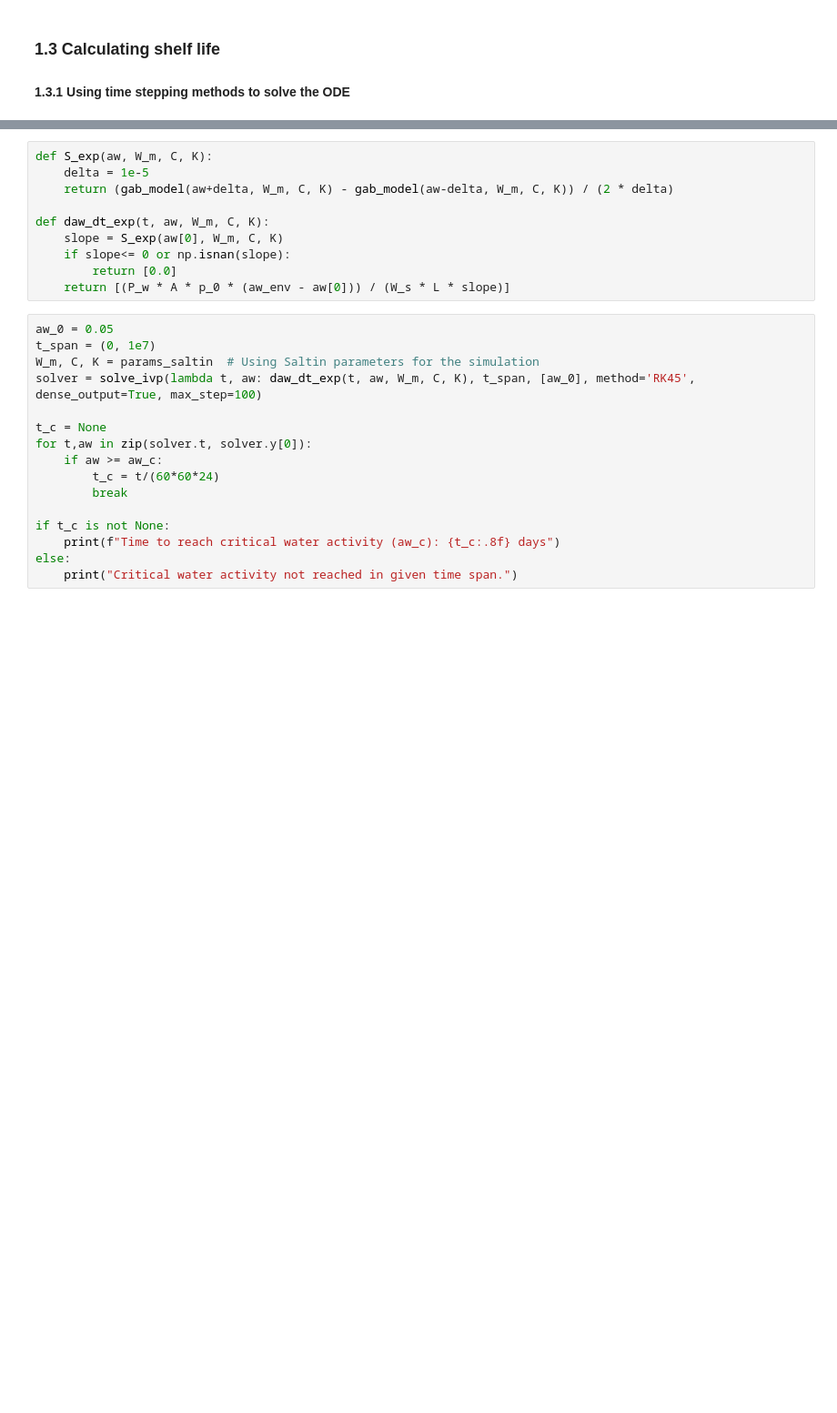
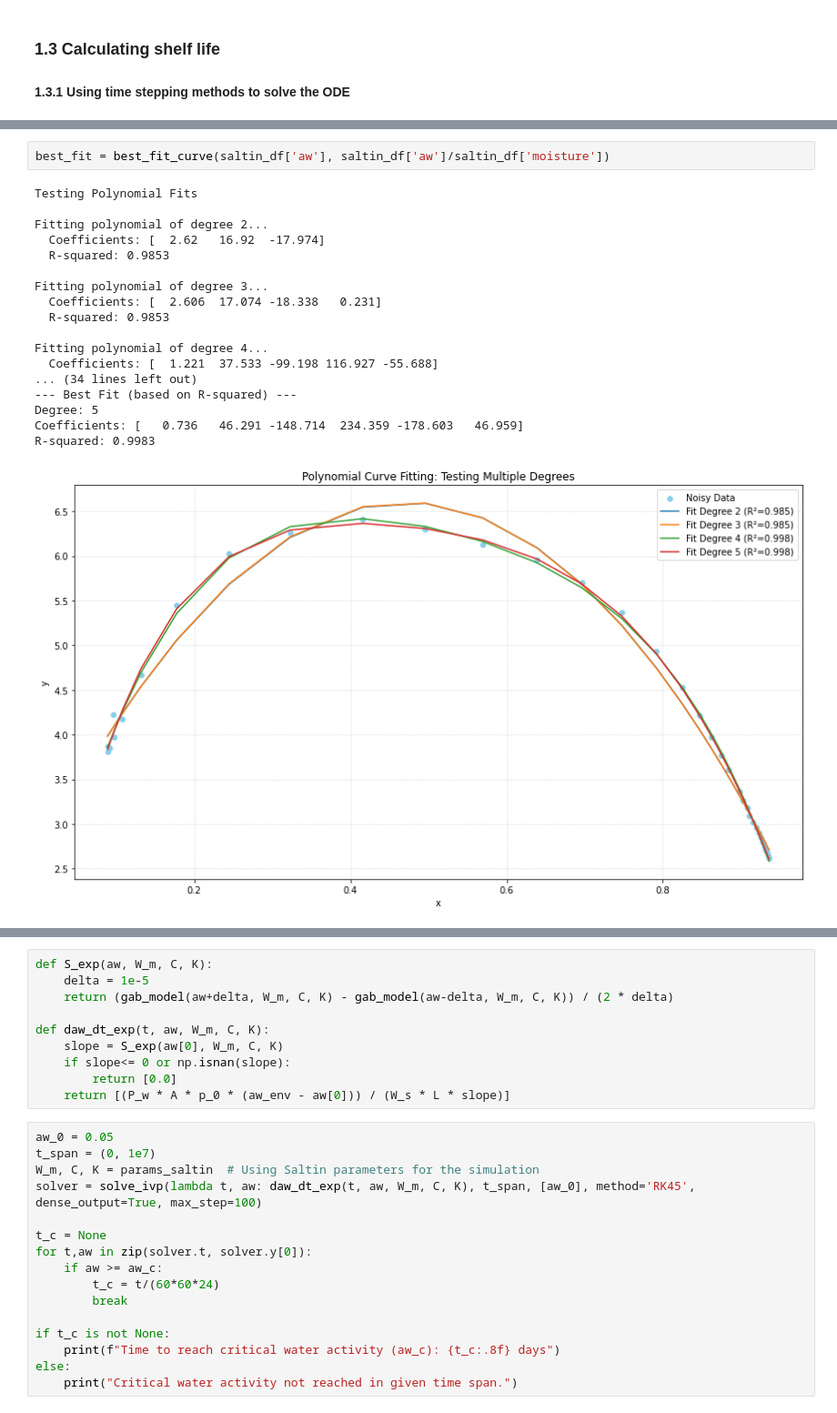
Before and after one commit to javalosp/shelf_life, a Jupyter notebook: src/numerical_solvers.ipynb, the cells around one changed output, grey strips where cells are left out. Shown at 91% size. Drawn from its saved outputs; the diff is of its cells as text; blank space fills up the shorter version.

```diff
--- a/src/numerical_solvers.ipynb
+++ b/src/numerical_solvers.ipynb
@@ -143,0 +357,21 @@ fitted_plot(snack_qa_df, params_snack_qa, 'Snack Q_A')
+# %%
+best_fit = best_fit_curve(saltin_df['aw'], saltin_df['aw']/saltin_df['moisture'])
+# %% [output]
+Testing Polynomial Fits
+
+Fitting polynomial of degree 2...
+  Coefficients: [  2.62   16.92  -17.974]
+  R-squared: 0.9853
+
+Fitting polynomial of degree 3...
+  Coefficients: [  2.606  17.074 -18.338   0.231]
+  R-squared: 0.9853
+
+Fitting polynomial of degree 4...
+  Coefficients: [  1.221  37.533 -99.198 116.927 -55.688]
+... (34 lines left out)
+--- Best Fit (based on R-squared) ---
+Degree: 5
+Coefficients: [   0.736   46.291 -148.714  234.359 -178.603   46.959]
+R-squared: 0.9983
+[figure, added]
```
Also changed, not shown: parts of 13 cells of this notebook, 6 other files.
